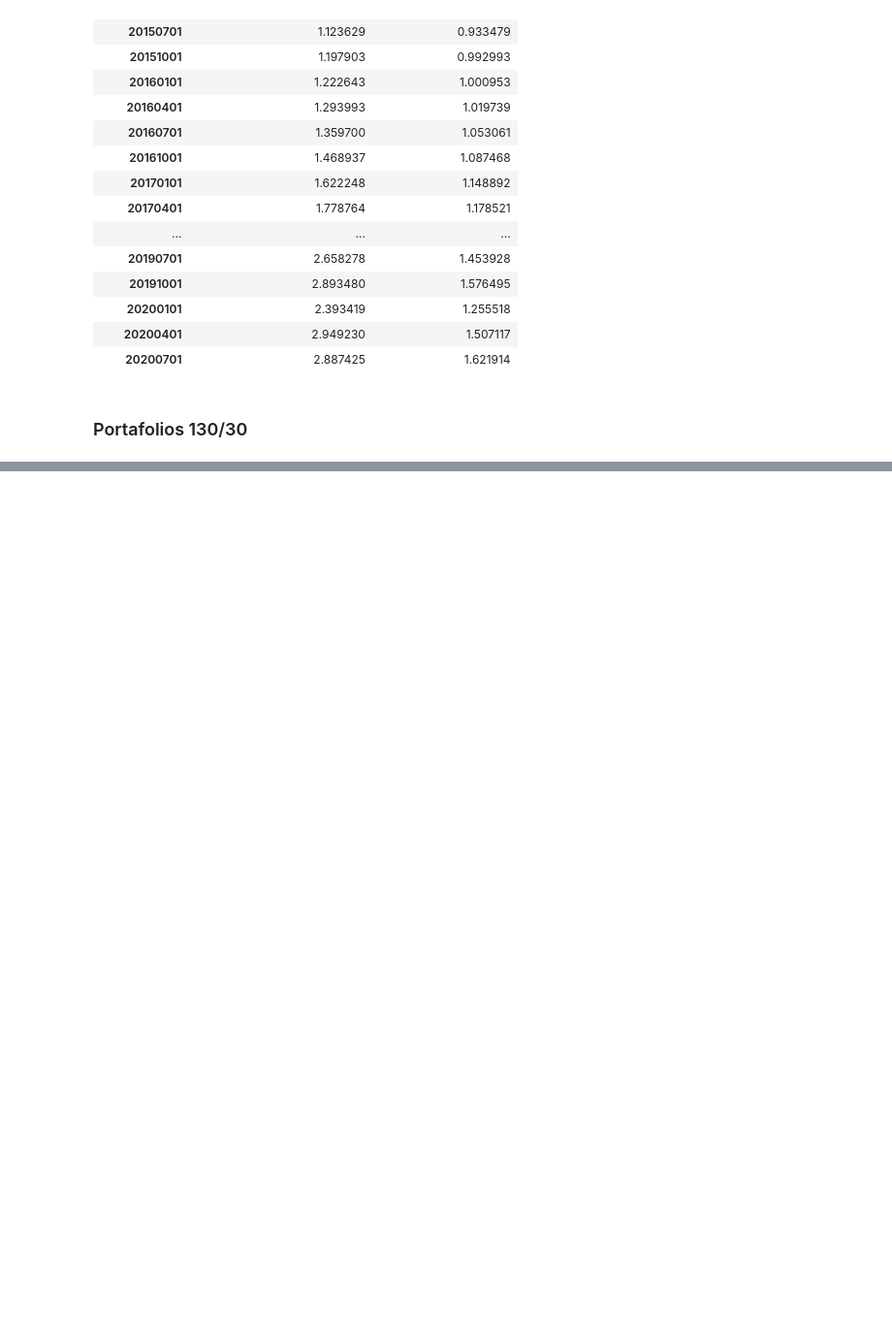
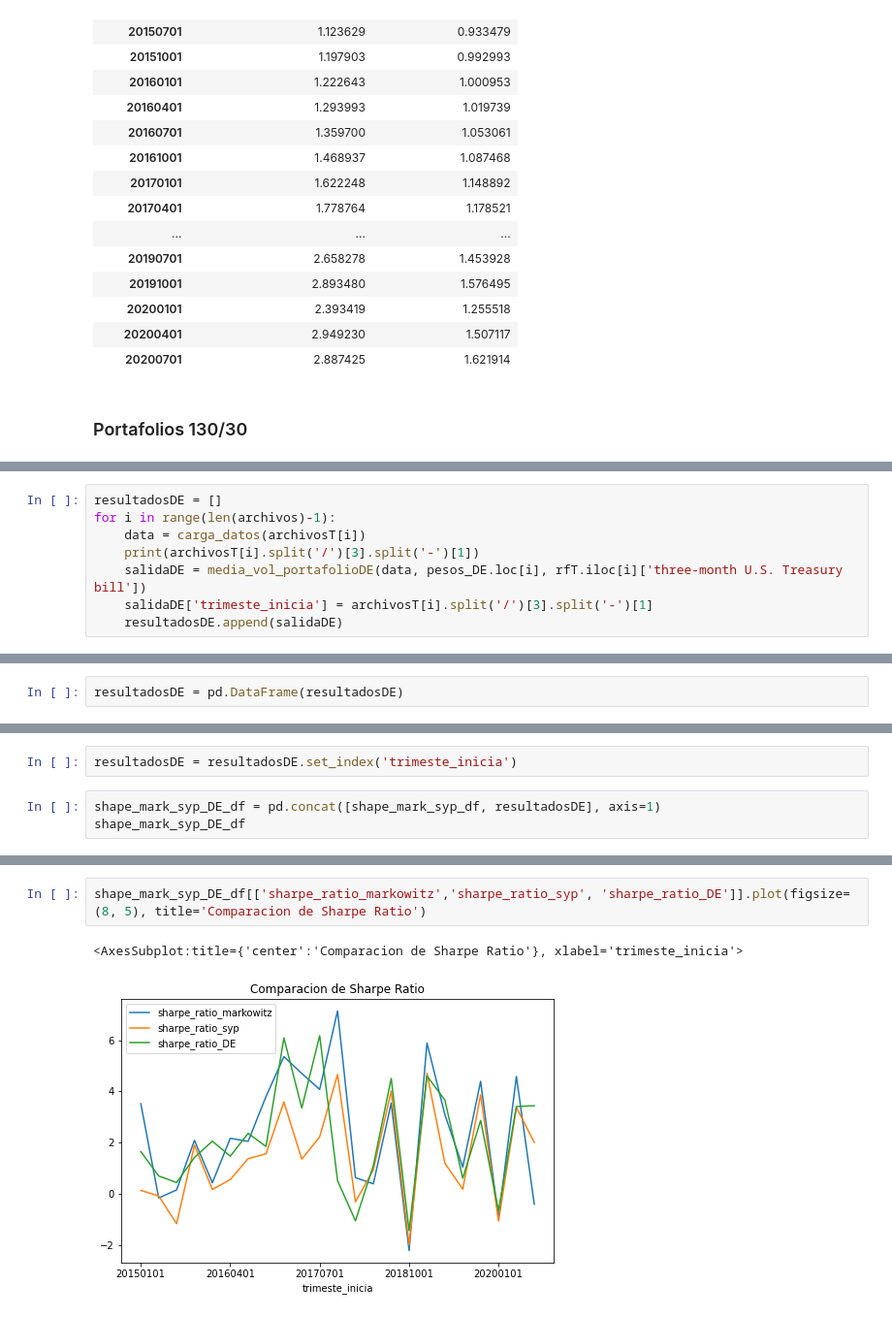
Before and after one commit to efvillar/Metaheuristic-Portfolio-Optimization, a Jupyter notebook: 1 Comparacion de Inversiones.ipynb, the cells around one changed output, grey strips where cells are left out. Shown at 97% size. Cells and saved outputs as stored; diff of their text form; blank space fills up the shorter version.

```diff
--- a/1 Comparacion de Inversiones.ipynb
+++ b/1 Comparacion de Inversiones.ipynb
@@ -780,0 +885,8 @@ rendimientos_acu[['retorno_trim_acum_markowitz','retorno_trim_acum_syp']]
+# %%
+resultadosDE = []
+for i in range(len(archivos)-1):
+    data = carga_datos(archivosT[i])
+    print(archivosT[i].split('/')[3].split('-')[1])
+    salidaDE = media_vol_portafolioDE(data, pesos_DE.loc[i], rfT.iloc[i]['three-month U.S. Treasury bill'])
+    salidaDE['trimeste_inicia'] = archivosT[i].split('/')[3].split('-')[1]
+    resultadosDE.append(salidaDE)
@@ -780,0 +931,2 @@ rendimientos_acu[['retorno_trim_acum_markowitz','retorno_trim_acum_syp']]
+# %%
+resultadosDE = pd.DataFrame(resultadosDE)
@@ -780,0 +953,5 @@ rendimientos_acu[['retorno_trim_acum_markowitz','retorno_trim_acum_syp']]
+# %%
+resultadosDE = resultadosDE.set_index('trimeste_inicia')
+# %%
+shape_mark_syp_DE_df = pd.concat([shape_mark_syp_df, resultadosDE], axis=1)
+shape_mark_syp_DE_df
@@ -780,0 +977,5 @@ rendimientos_acu[['retorno_trim_acum_markowitz','retorno_trim_acum_syp']]
+# %%
+shape_mark_syp_DE_df[['sharpe_ratio_markowitz','sharpe_ratio_syp', 'sharpe_ratio_DE']].plot(figsize=(8, 5), title='Comparacion de Sharpe Ratio')
+# %% [output]
+<AxesSubplot:title={'center':'Comparacion de Sharpe Ratio'}, xlabel='trimeste_inicia'>
+[figure, added]
```
Also changed, not shown: parts of 22 cells of this notebook, 3 other files.
